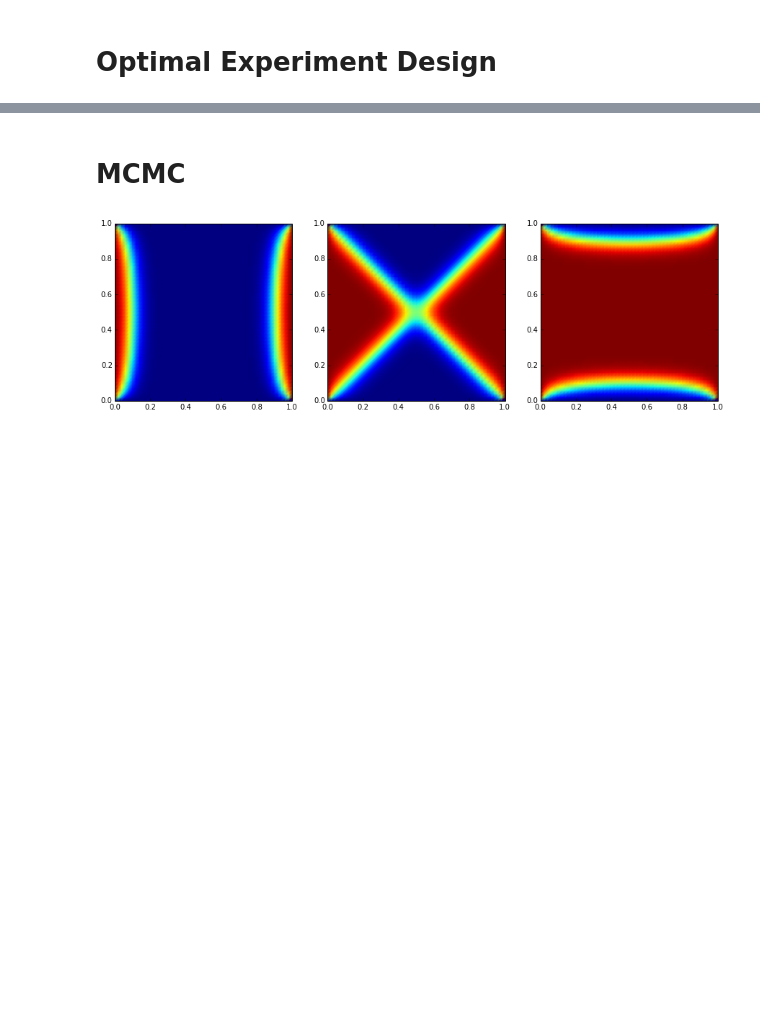
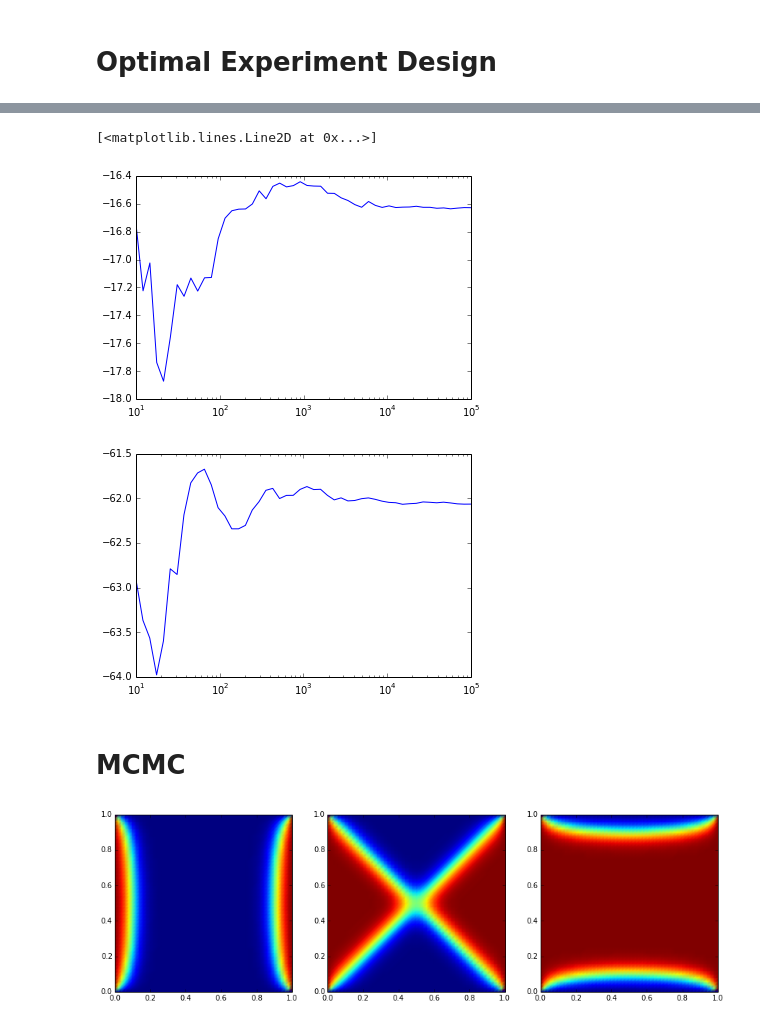
Before and after one commit to jcockayne/bayesian_pdes, a Jupyter notebook: notebooks/Allen-Cahn.ipynb, the cells around one changed output, grey strips where cells are left out. Drawn from its saved outputs; the diff is of its cells as text; code cells hidden in the pictures; blank space fills up the shorter version.

```diff
--- a/notebooks/Allen-Cahn.ipynb
+++ b/notebooks/Allen-Cahn.ipynb
@@ -320,8 +310,11 @@ plt.xlim([0,1]); plt.ylim([0,1])
 (0, 1)
 [figure]
 # %%
-def log_p_pn_estimate(true_obs, delta, solutions, length_scale, sigma, rho, n_samples, mixture, design, debug=False):
-    means, cov, probas = sample_forward_posterior(delta, solutions, length_scale, rho, n_samples, design, mixture, data_pts)
+def log_p_pn_estimate(true_obs, delta, solutions, length_scale, sigma, importance_dist, n_samples, mixture, design, debug=False):
+
+    data_pts, true_solution_values = true_obs
+
+    means, cov, probas = sample_forward_posterior(delta, solutions, length_scale, importance_dist, n_samples, design, mixture, data_pts)
 
     estimates = np.empty(n_samples)
 
@@ -342,8 +335,7 @@ def log_p_pn_estimate(true_obs, delta, solutions, length_scale, sigma, rho, n_sa
         if debug > 1:
             print('i={}: Log-PN Proba: {} Discrepancy: {}' \
                 .format(i, log_pn_proba, discrepancy.mean()))
-    #if debug:
-    #    print estimates
+
     # take off the probabilities from the importance dist
     return estimates - probas
 # %%
@@ -433,3 +451,15 @@ Mean / std like:  -62.0419025077 3.21593907817
+# %%
+ns = np.logspace(1, 5)
+estimates_1 = [np.mean(e_1[:int(n)]) for n in ns]
+estimates_2 = [np.mean(e_2[:int(n)]) for n in ns]
+# %%
+plt.semilogx(ns, estimates_1)
+plt.figure()
+plt.semilogx(ns, estimates_2)
+# %% [output]
+[<matplotlib.lines.Line2D at 0x...>]
+[figure, added]
+[figure, added]
 # %% [markdown]
 # MCMC
 # %%
```
Also changed, not shown: parts of 14 cells of this notebook.
